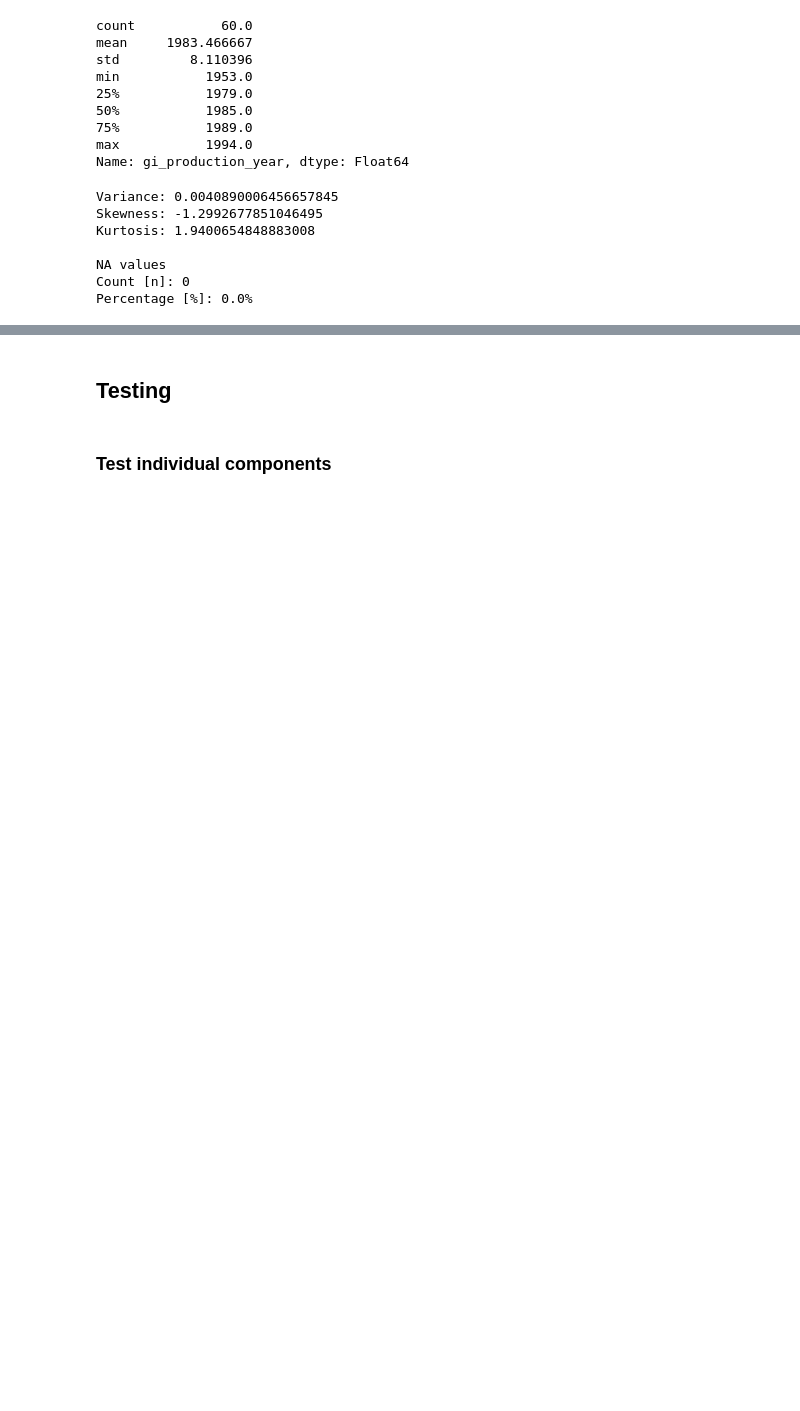
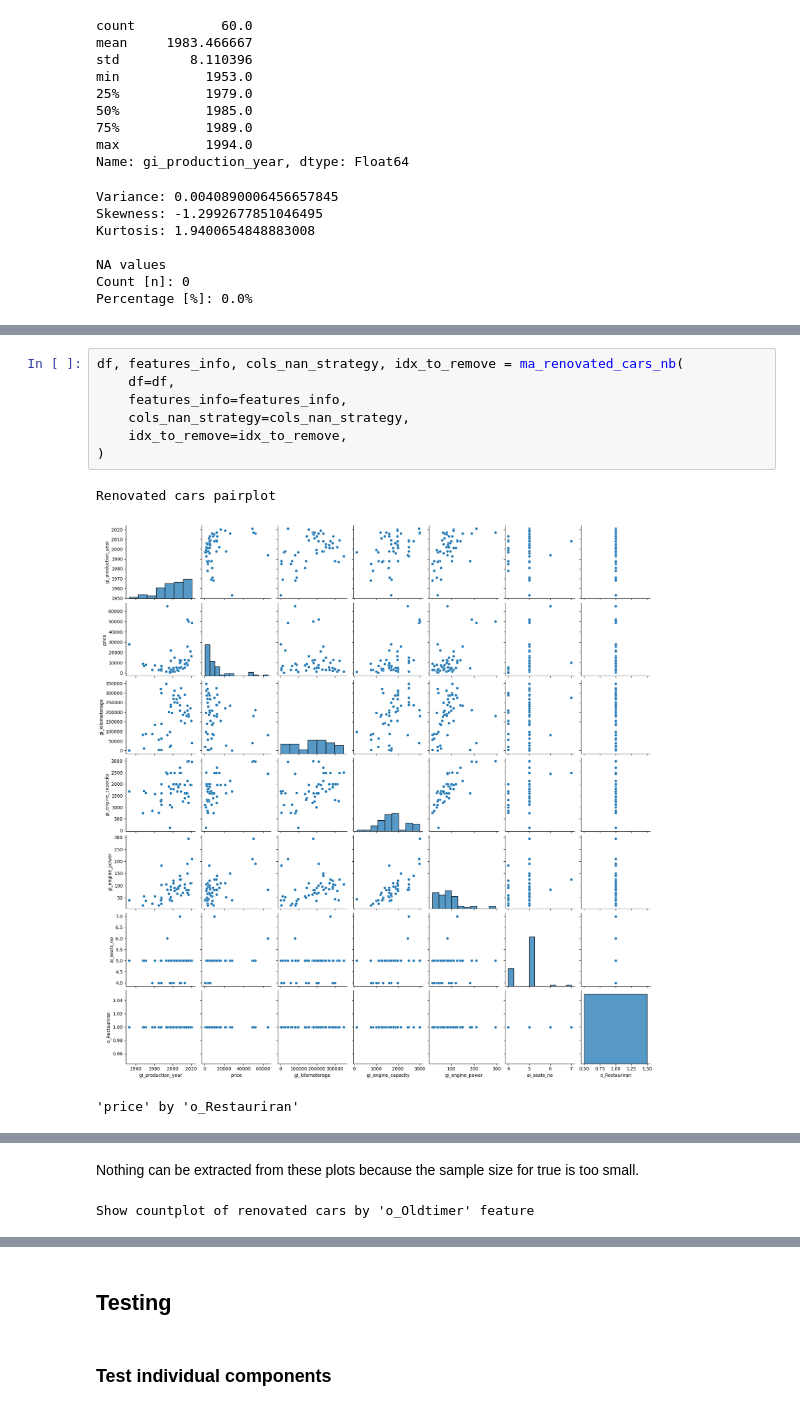
Before and after one commit to aleksa-radojicic/second_hand_car_price_prediction, a Jupyter notebook: notebooks/3_MultivariateAnalysis.ipynb, the cells around one changed output, grey strips where cells are left out. Saved outputs shown, nothing was run; the diff lists cells and outputs as text; blank space fills up the shorter version.

Commit message:
Analyzed renovated cars (MultivarA)

```diff
--- a/notebooks/3_MultivariateAnalysis.ipynb
+++ b/notebooks/3_MultivariateAnalysis.ipynb
@@ -321,0 +382,11 @@ Percentage [%]: 0.0%
+# %%
+df, features_info, cols_nan_strategy, idx_to_remove = ma_renovated_cars_nb(
+    df=df,
+    features_info=features_info,
+    cols_nan_strategy=cols_nan_strategy,
+    idx_to_remove=idx_to_remove,
+)
+# %% [output]
+Renovated cars pairplot
+[figure, added]
+'price' by 'o_Restauriran'
@@ -321,0 +394,2 @@ Percentage [%]: 0.0%
+Nothing can be extracted from these plots because the sample size for true is too small.
+Show countplot of renovated cars by 'o_Oldtimer' feature
```
Also changed, not shown: parts of 4 cells of this notebook.
